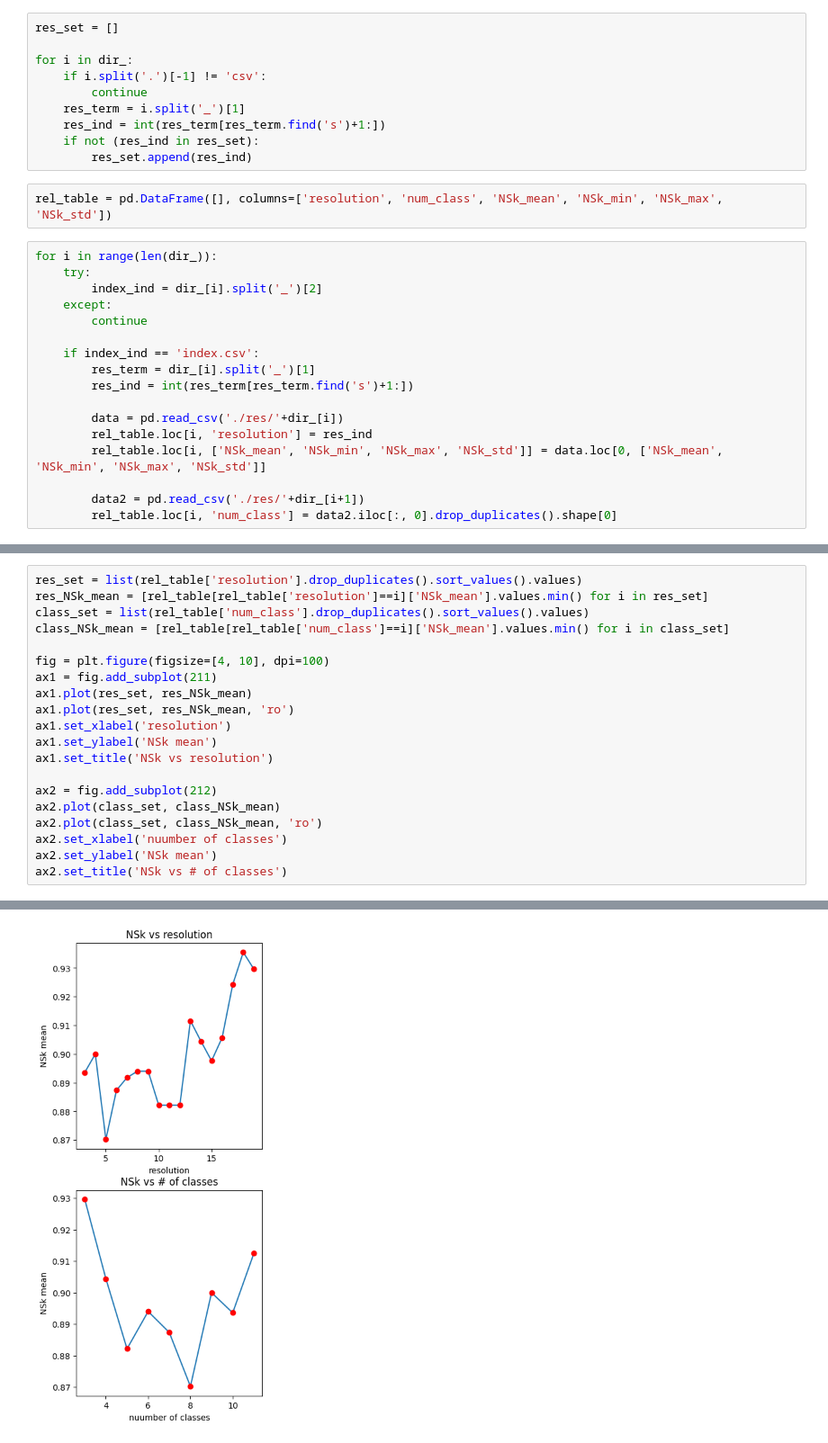
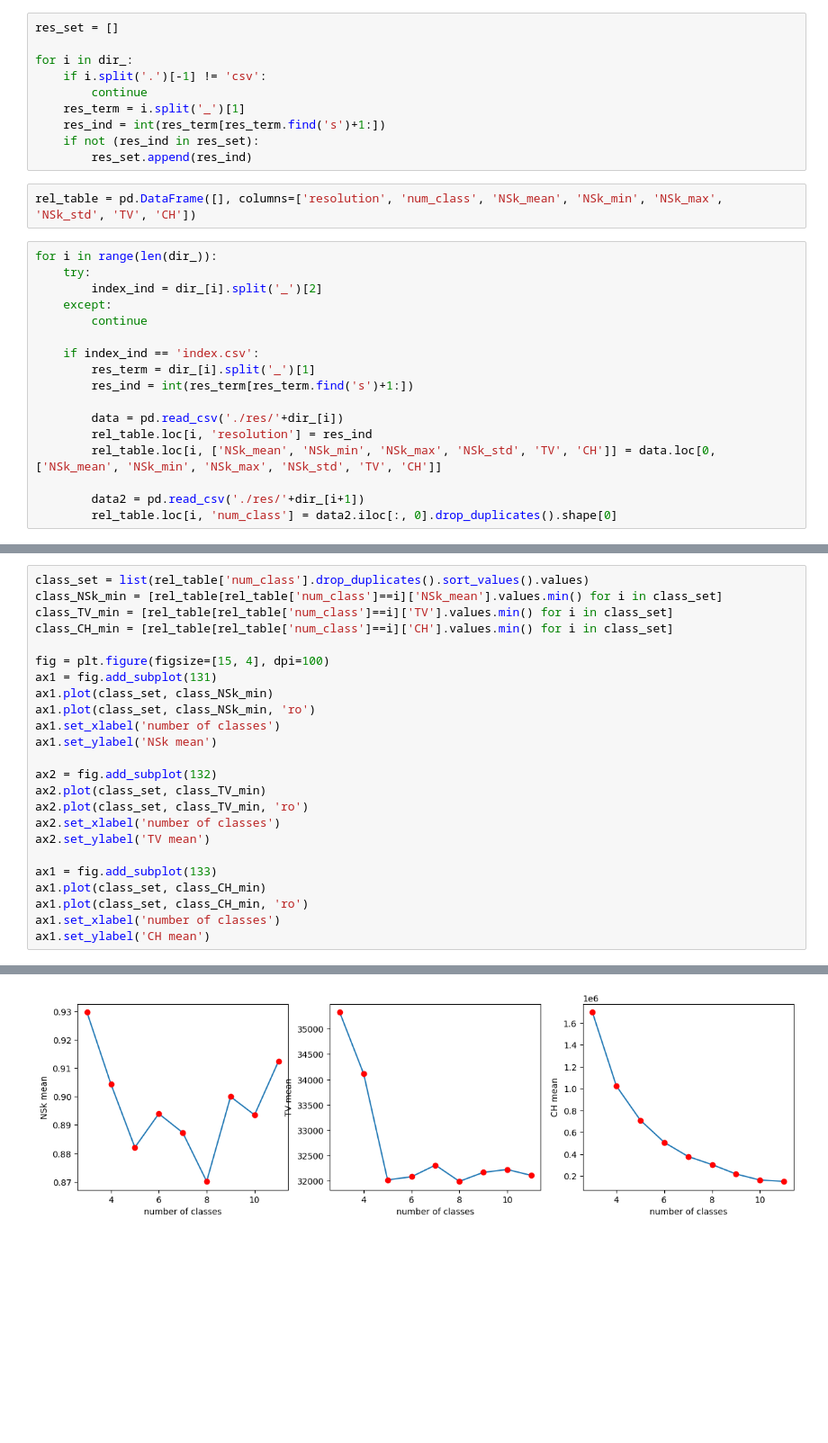
Before and after one commit to HaTT2018/NET_louvain_DAN, a Jupyter notebook: relation_class_NSk.ipynb, the cells around one changed output, grey strips where cells are left out. Shown at 90% size. Cells and saved outputs as stored; diff of their text form; blank space fills up the shorter version.

```diff
--- a/relation_class_NSk.ipynb
+++ b/relation_class_NSk.ipynb
@@ -18,7 +18,7 @@ for i in dir_:
     if not (res_ind in res_set):
         res_set.append(res_ind)
 # %%
-rel_table = pd.DataFrame([], columns=['resolution', 'num_class', 'NSk_mean', 'NSk_min', 'NSk_max', 'NSk_std'])
+rel_table = pd.DataFrame([], columns=['resolution', 'num_class', 'NSk_mean', 'NSk_min', 'NSk_max', 'NSk_std', 'TV', 'CH'])
 # %%
 for i in range(len(dir_)):
     try:
@@ -32,7 +32,7 @@ for i in range(len(dir_)):
 
         data = pd.read_csv('./res/'+dir_[i])
         rel_table.loc[i, 'resolution'] = res_ind
-        rel_table.loc[i, ['NSk_mean', 'NSk_min', 'NSk_max', 'NSk_std']] = data.loc[0, ['NSk_mean', 'NSk_min', 'NSk_max', 'NSk_std']]
+        rel_table.loc[i, ['NSk_mean', 'NSk_min', 'NSk_max', 'NSk_std', 'TV', 'CH']] = data.loc[0, ['NSk_mean', 'NSk_min', 'NSk_max', 'NSk_std', 'TV', 'CH']]
 
         data2 = pd.read_csv('./res/'+dir_[i+1])
         rel_table.loc[i, 'num_class'] = data2.iloc[:, 0].drop_duplicates().shape[0]
@@ -44,21 +39,25 @@ plt.scatter(res_set, res_NSk_mean, c='lightgreen')
 # %%
-res_set = list(rel_table['resolution'].drop_duplicates().sort_values().values)
-res_NSk_mean = [rel_table[rel_table['resolution']==i]['NSk_mean'].values.min() for i in res_set]
 class_set = list(rel_table['num_class'].drop_duplicates().sort_values().values)
-class_NSk_mean = [rel_table[rel_table['num_class']==i]['NSk_mean'].values.min() for i in class_set]
+class_NSk_min = [rel_table[rel_table['num_class']==i]['NSk_mean'].values.min() for i in class_set]
+class_TV_min = [rel_table[rel_table['num_class']==i]['TV'].values.min() for i in class_set]
+class_CH_min = [rel_table[rel_table['num_class']==i]['CH'].values.min() for i in class_set]
 
-fig = plt.figure(figsize=[4, 10], dpi=100)
-ax1 = fig.add_subplot(211)
-ax1.plot(res_set, res_NSk_mean)
-ax1.plot(res_set, res_NSk_mean, 'ro')
-ax1.set_xlabel('resolution')
+fig = plt.figure(figsize=[15, 4], dpi=100)
+ax1 = fig.add_subplot(131)
+ax1.plot(class_set, class_NSk_min)
+ax1.plot(class_set, class_NSk_min, 'ro')
+ax1.set_xlabel('number of classes')
 ax1.set_ylabel('NSk mean')
-ax1.set_title('NSk vs resolution')
 
-ax2 = fig.add_subplot(212)
-ax2.plot(class_set, class_NSk_mean)
-ax2.plot(class_set, class_NSk_mean, 'ro')
-ax2.set_xlabel('nuumber of classes')
-ax2.set_ylabel('NSk mean')
-ax2.set_title('NSk vs # of classes')
+ax2 = fig.add_subplot(132)
+ax2.plot(class_set, class_TV_min)
+ax2.plot(class_set, class_TV_min, 'ro')
+ax2.set_xlabel('number of classes')
+ax2.set_ylabel('TV mean')
+
+ax1 = fig.add_subplot(133)
+ax1.plot(class_set, class_CH_min)
+ax1.plot(class_set, class_CH_min, 'ro')
+ax1.set_xlabel('number of classes')
+ax1.set_ylabel('CH mean')
 # %% [output]
@@ -66 +65 @@ Text(0.5, 1.0, 'NSk vs # of classes')
-[figure, old version]
+[figure, new version]
```
Also changed, not shown: parts of 2 cells of this notebook.
